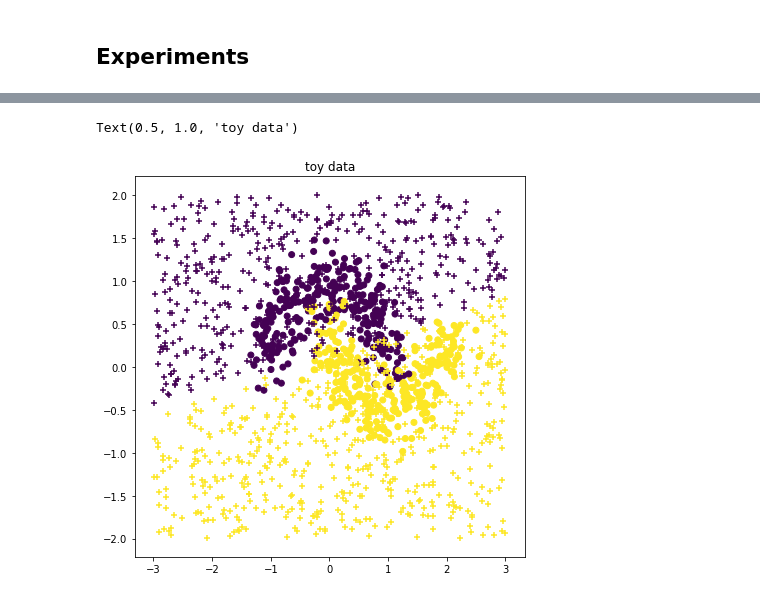
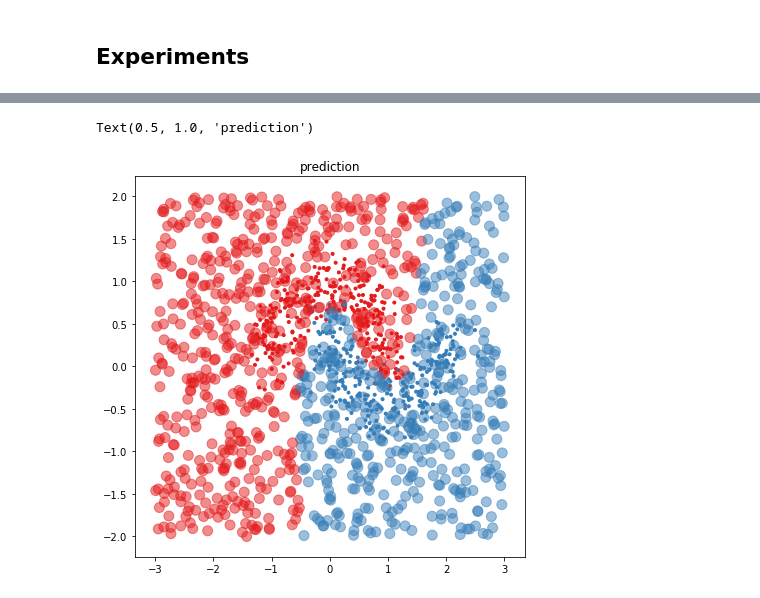
Before and after one commit to 0-tree/ReadingNotes, a Jupyter notebook: 20190114_Arora2018stronger/test_networkCompression.ipynb, the cells around one changed output, grey strips where cells are left out. Saved outputs shown, nothing was run; the diff lists cells and outputs as text; code cells hidden in the pictures.

Commit message:
notebook: ok good fit with wide 1-hidden FC net

```diff
--- a/20190114_Arora2018stronger/test_networkCompression.ipynb
+++ b/20190114_Arora2018stronger/test_networkCompression.ipynb
@@ -65,9 +65,35 @@ class BasicNet(nn.Module):
         x[x < 1/2] = 0
         x[x>= 1/2] = 1
         return x
+# %%
+# define model
+class FCNet(nn.Module):
+
+    inputDim = 2
+    outputDim = 1
+
+    def __init__(self, h):
+        """ h: number of units in hidden layer """
+        super().__init__()
+
+        self.fc1 = nn.Linear(BasicNet.inputDim, h) # initializes at random
+        self.fc2 = nn.Linear(h, BasicNet.outputDim) # initializes at random
+
+    def forward(self, x):
+        x = torch.relu(self.fc1(x))
+        x = torch.sigmoid(self.fc2(x))
+        return x
+
+    def predict(self, x):
+        x = self.forward(x)
+        x[x < 1/2] = 0
+        x[x>= 1/2] = 1
+        return x
 # %%
 # instanciate model and setup
-model = BasicNet()
+# model = BasicNet()
+model = FCNet(100)
+
 lossfn = nn.BCELoss() # BinaryCrossEntropy
 # optimizer = optim.SGD(model.parameters(), lr=0.1) # using a better optimizer DOES make a difference
 optimizer = optim.RMSprop(model.parameters(),
@@ -130,12 +166,12 @@ Finished Training
 # %%
 _X = torch.rand((1000,2), dtype=torch.float) * torch.tensor((6.,4.)) - torch.tensor((3.,2.))
-_yhat = model.predict(_X).detach().numpy().flatten()
+_yhat = [int(x) for x in model.predict(_X).detach().numpy().flatten()]
 
 f = plt.figure(figsize=(7,7))
 ax = f.add_subplot(1,1,1)
-ax.scatter(X_train[:,0], X_train[:,1], c=y_train, marker = 'o')
-ax.scatter(_X[:,0], _X[:,1], c=_yhat, marker = '+')
-ax.set_title('toy data')
+ax.scatter(X_train[:,0], X_train[:,1], c=cm.Set1(y_train), marker = '.')
+ax.scatter(_X[:,0], _X[:,1], c=cm.Set1(_yhat), s=100, marker = 'o', alpha=.5)
+ax.set_title('prediction')
 # %% [output]
-Text(0.5, 1.0, 'toy data')
+Text(0.5, 1.0, 'prediction')
-[figure, old version]
+[figure, new version]
```
Also changed, not shown: parts of 3 cells of this notebook.
